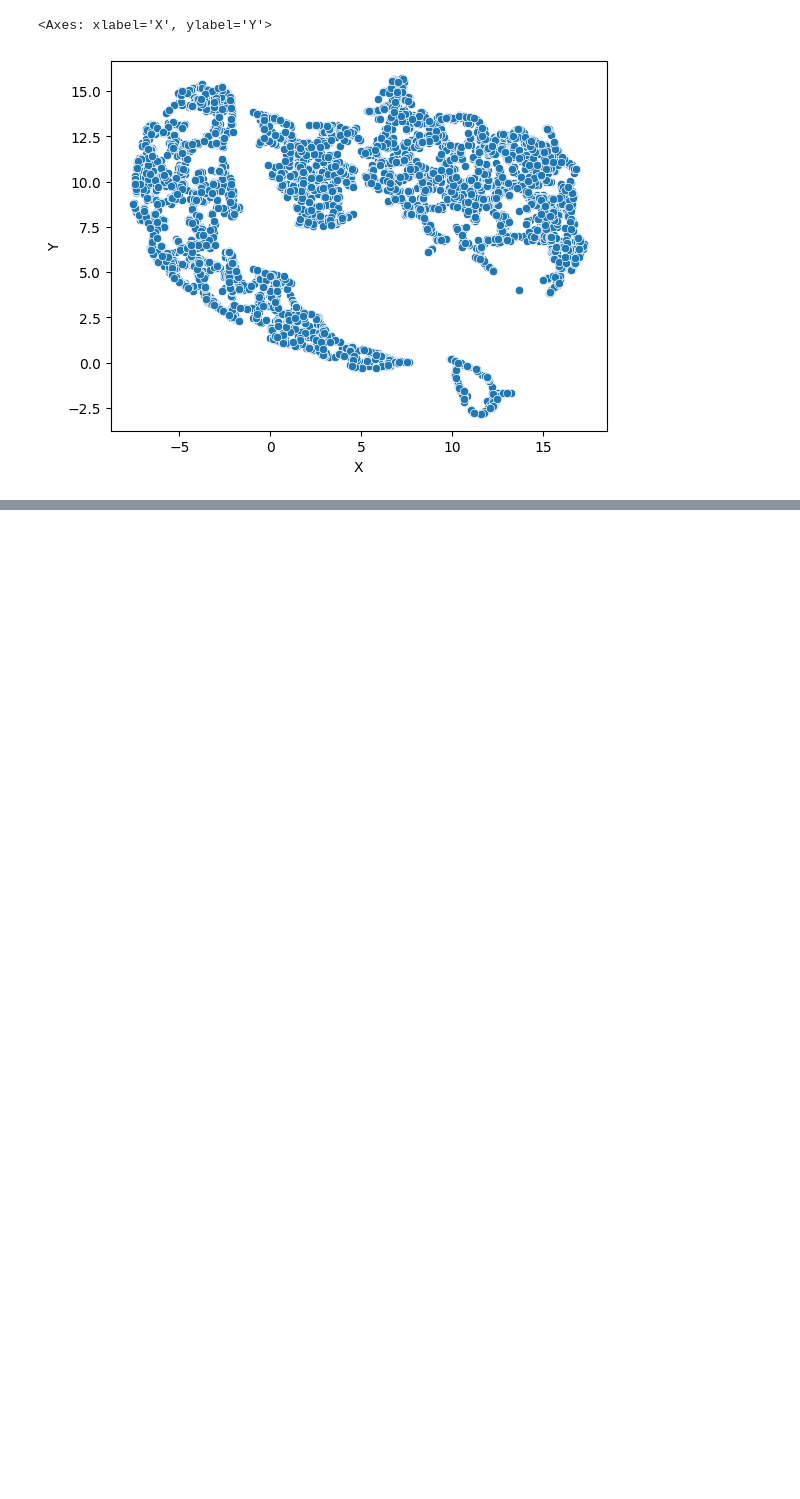
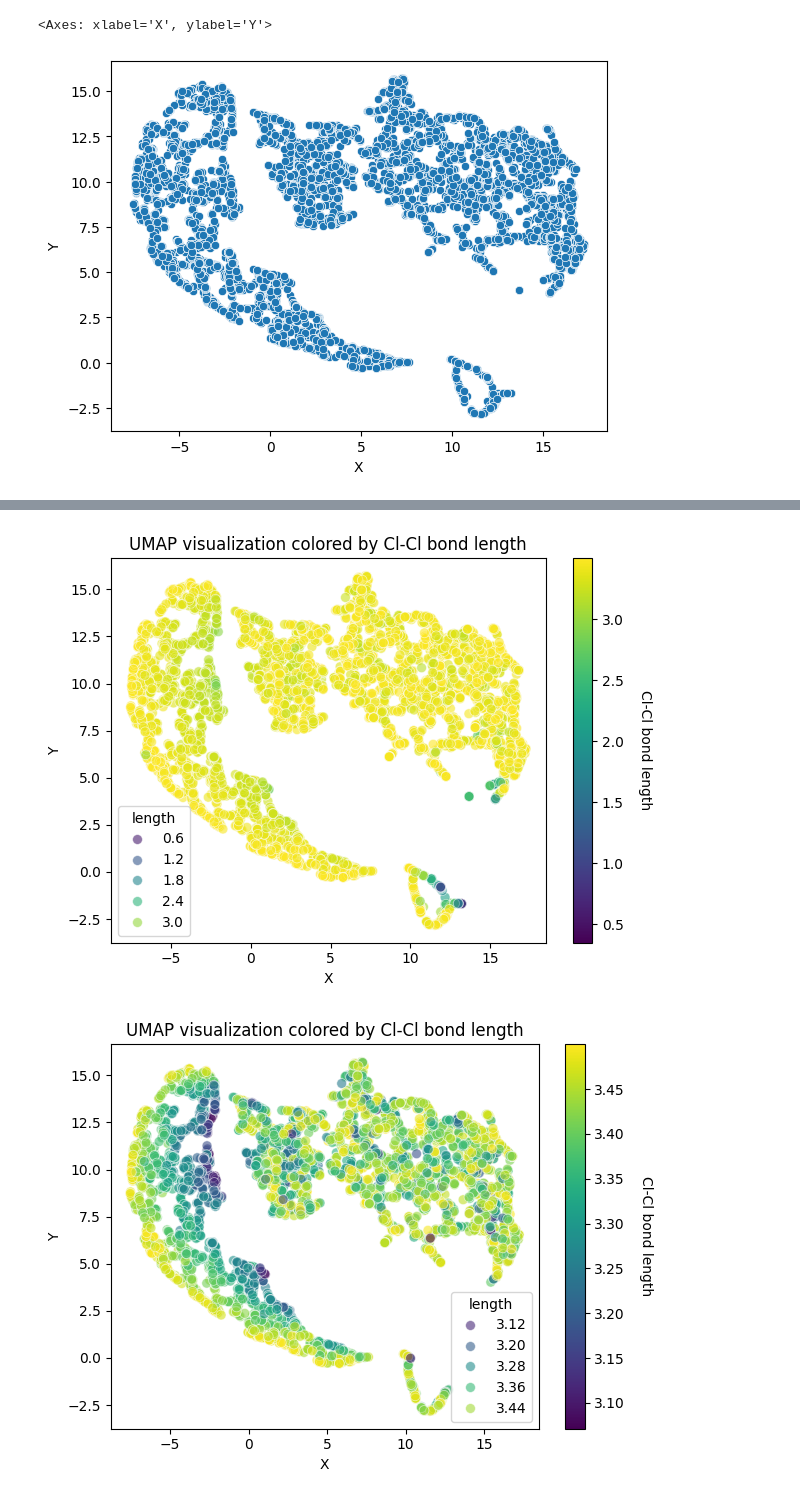
Before and after one commit to blackwood168/umap_rmsd_images, a Jupyter notebook: cl.ipynb, the cells around one changed output, grey strips where cells are left out. Saved outputs shown, nothing was run; the diff lists cells and outputs as text; code cells hidden in the pictures; blank space fills up the shorter version.

```diff
--- a/cl.ipynb
+++ b/cl.ipynb
@@ -159,0 +173,44 @@ plt.show()
+# %%
+df3 = df2.with_columns(pl.Series('length', values))
+
+# Use continuous colormap for bond lengths (viridis is a good default for continuous data)
+scatter = sns.scatterplot(data = df3, x = 'X', y = 'Y', hue = 'length',
+                         palette='viridis', s=50, alpha=0.6)
+# Get the colorbar from the scatter plot
+norm = plt.Normalize(df3['length'].min(), df3['length'].max())
+sm = plt.cm.ScalarMappable(cmap='viridis', norm=norm)
+sm.set_array([])
+cbar = plt.colorbar(sm, ax=plt.gca())
+cbar.set_label('Cl-Cl bond length', rotation=270, labelpad=20)
+plt.xlabel('X')
+plt.ylabel('Y')
+plt.title('UMAP visualization colored by Cl-Cl bond length')
+plt.tight_layout()
+plt.show()
+
+
+# Use continuous colormap for bond lengths (viridis is a good default for continuous data)
+df4 = df3.filter(df3['length'] >= 3.07)
+scatter = sns.scatterplot(data = df4, x = 'X', y = 'Y', hue = 'length',
+                         palette='viridis', s=50, alpha=0.6)
+# Get the colorbar from the scatter plot
+norm = plt.Normalize(df4['length'].min(), df4['length'].max())
+sm = plt.cm.ScalarMappable(cmap='viridis', norm=norm)
+sm.set_array([])
+cbar = plt.colorbar(sm, ax=plt.gca())
+cbar.set_label('Cl-Cl bond length', rotation=270, labelpad=20)
+plt.xlabel('X')
+plt.ylabel('Y')
+plt.title('UMAP visualization colored by Cl-Cl bond length')
+plt.tight_layout()
+plt.show()
+
+
+
+sns.scatterplot(data = df4, x = 'X', y = 'Y', hue = 'label', palette='tab10')
+plt.legend(title='Cluster', bbox_to_anchor=(1.05, 1), loc='upper left')
+plt.tight_layout()
+plt.show()
+# %% [output]
+[figure, added]
+[figure, added]
```
Also changed, not shown: parts of 6 cells of this notebook.
